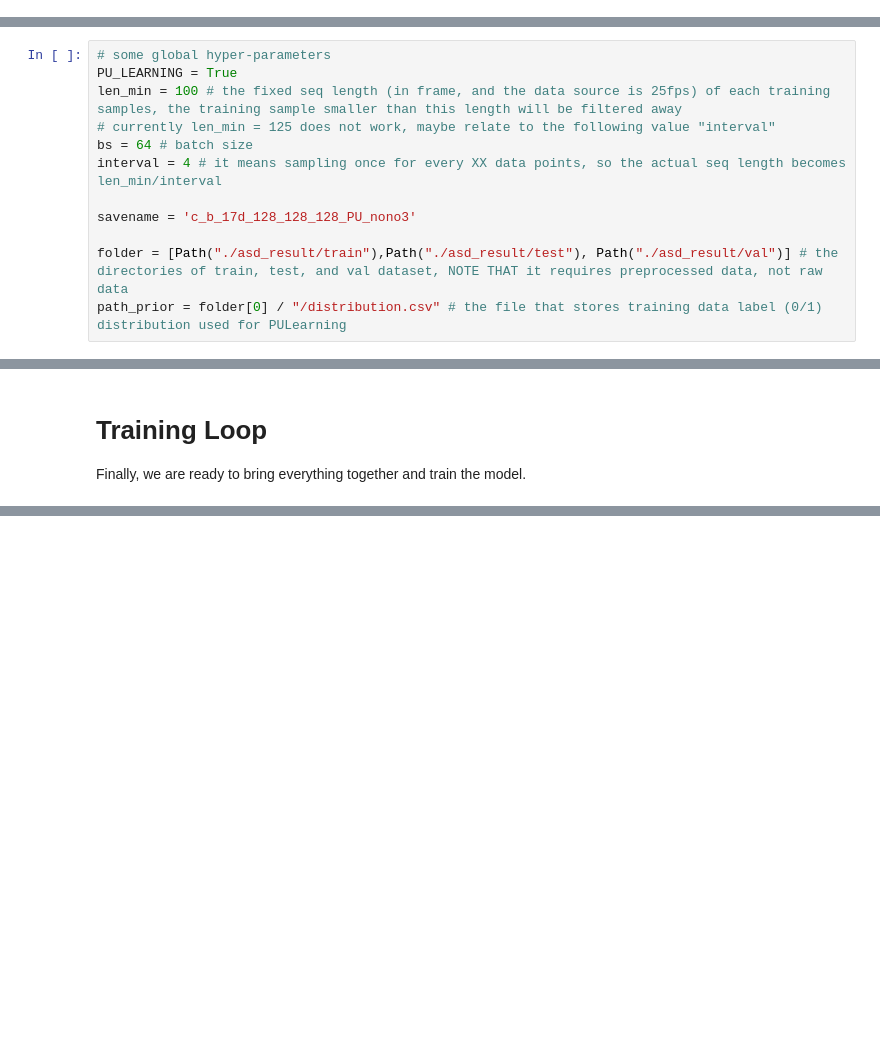
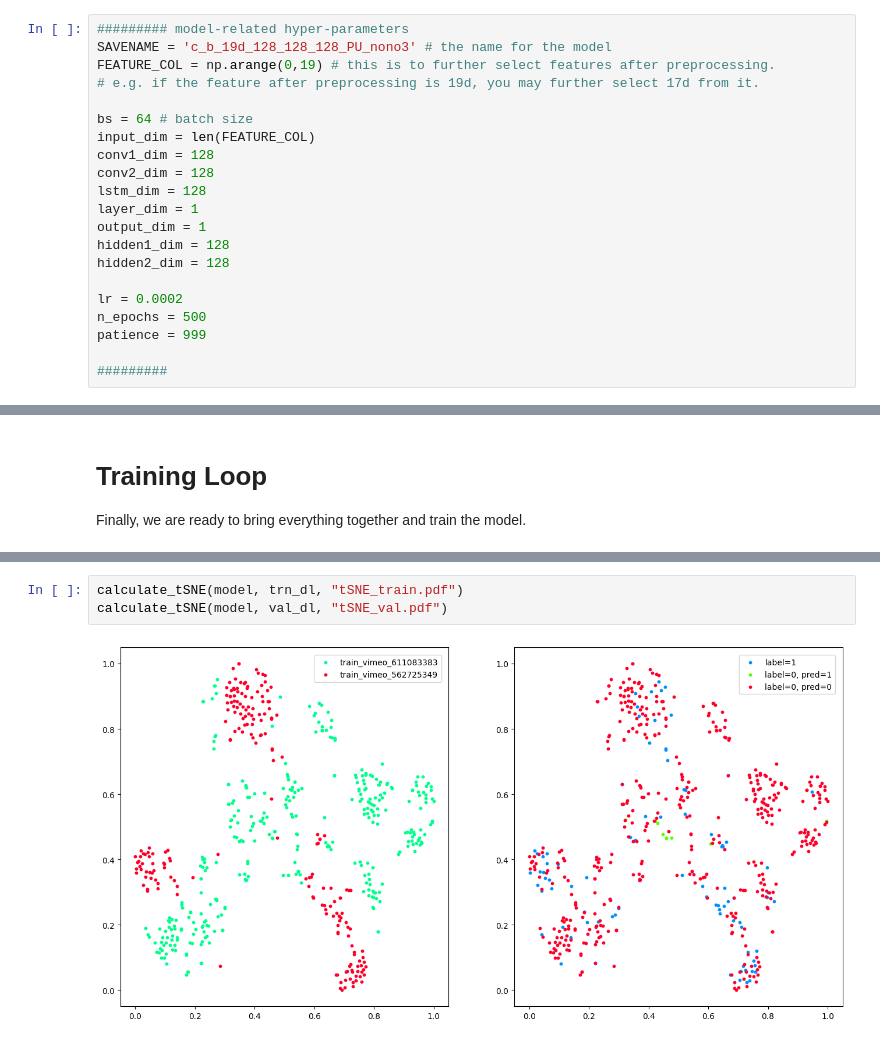
Before and after one commit to omron-sinicx/FairTalk, a Jupyter notebook: code/LSTM_server_curri.ipynb, the cells around one changed output, grey strips where cells are left out. Cells and saved outputs as stored; diff of their text form; blank space fills up the shorter version.

```diff
--- a/code/LSTM_server_curri.ipynb
+++ b/code/LSTM_server_curri.ipynb
@@ -28,3 +46,24 @@ from utils.radam import RAdam
+# %%
+######### model-related hyper-parameters
+SAVENAME = 'c_b_19d_128_128_128_PU_nono3' # the name for the model
+FEATURE_COL = np.arange(0,19) # this is to further select features after preprocessing.
+# e.g. if the feature after preprocessing is 19d, you may further select 17d from it.
+
+bs = 64 # batch size
+input_dim = len(FEATURE_COL)
+conv1_dim = 128
+conv2_dim = 128
+lstm_dim = 128
+layer_dim = 1
+output_dim = 1
+hidden1_dim = 128
+hidden2_dim = 128
+
+lr = 0.0002
+n_epochs = 500
+patience = 999
+
+#########
 # %%
 def setseed(seed):
     random.seed(seed)
@@ -33,18 +72,6 @@ def setseed(seed):
 
 setseed(0)
 torch.cuda.set_device(0)  # choose the gpu_id you want to use
-# %%
-# some global hyper-parameters
-PU_LEARNING = True
-len_min = 100 # the fixed seq length (in frame, and the data source is 25fps) of each training samples, the training sample smaller than this length will be filtered away
-# currently len_min = 125 does not work, maybe relate to the following value "interval"
-bs = 64 # batch size
-interval = 4 # it means sampling once for every XX data points, so the actual seq length becomes len_min/interval
-
-savename = 'c_b_17d_128_128_128_PU_nono3'
-
-folder = [Path("./asd_result/train"),Path("./asd_result/test"), Path("./asd_result/val")] # the directories of train, test, and val dataset, NOTE THAT it requires preprocessed data, not raw data
-path_prior = folder[0] / "/distribution.csv" # the file that stores training data label (0/1) distribution used for PULearning
 # %% [markdown]
 # Loading the Data
 First of all, we read the files and drop the irrelavant columns.
@@ -701,0 +593,5 @@ plot_tSNE(colors_per_class2, classname2, filename=mode+'_tSNE2')
+# %%
+calculate_tSNE(model, trn_dl, "tSNE_train.pdf")
+calculate_tSNE(model, val_dl, "tSNE_val.pdf")
+# %% [output]
+[figure, added]
```
Also changed, not shown: parts of 26 cells of this notebook.
